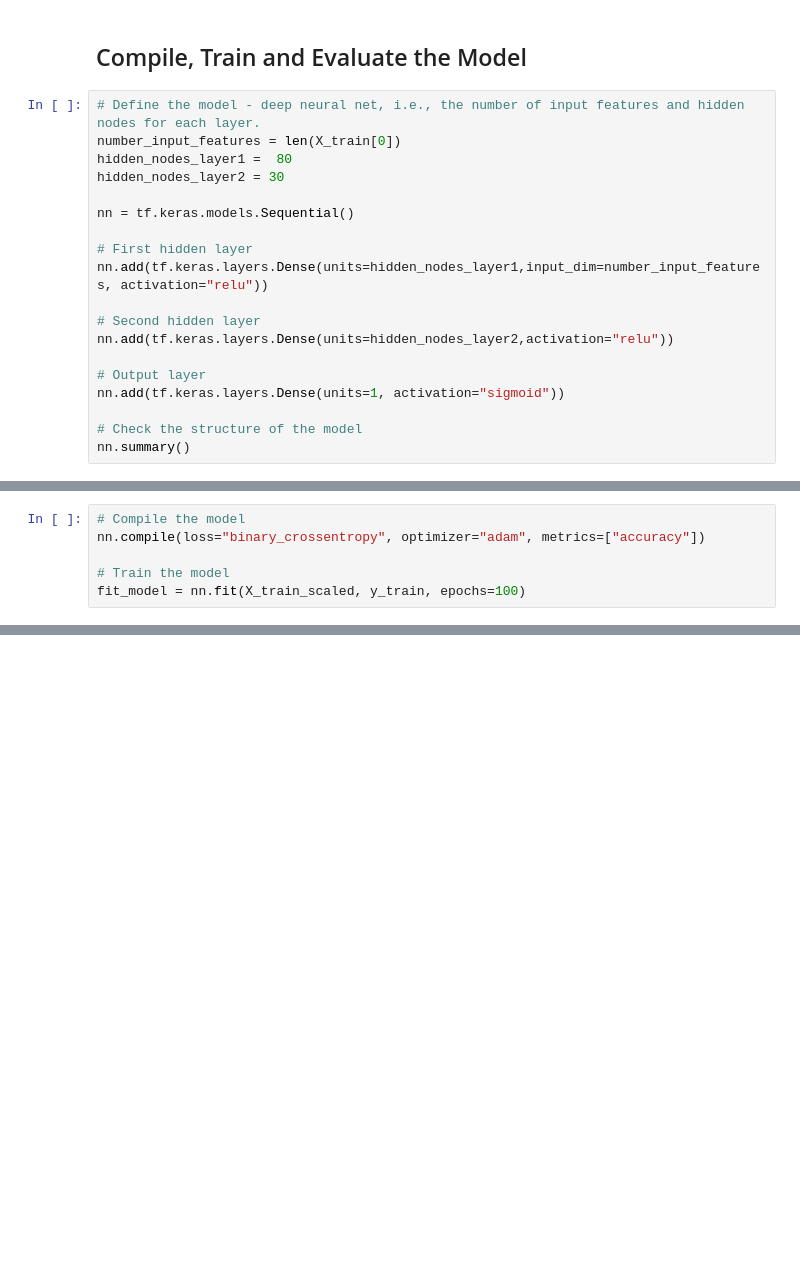
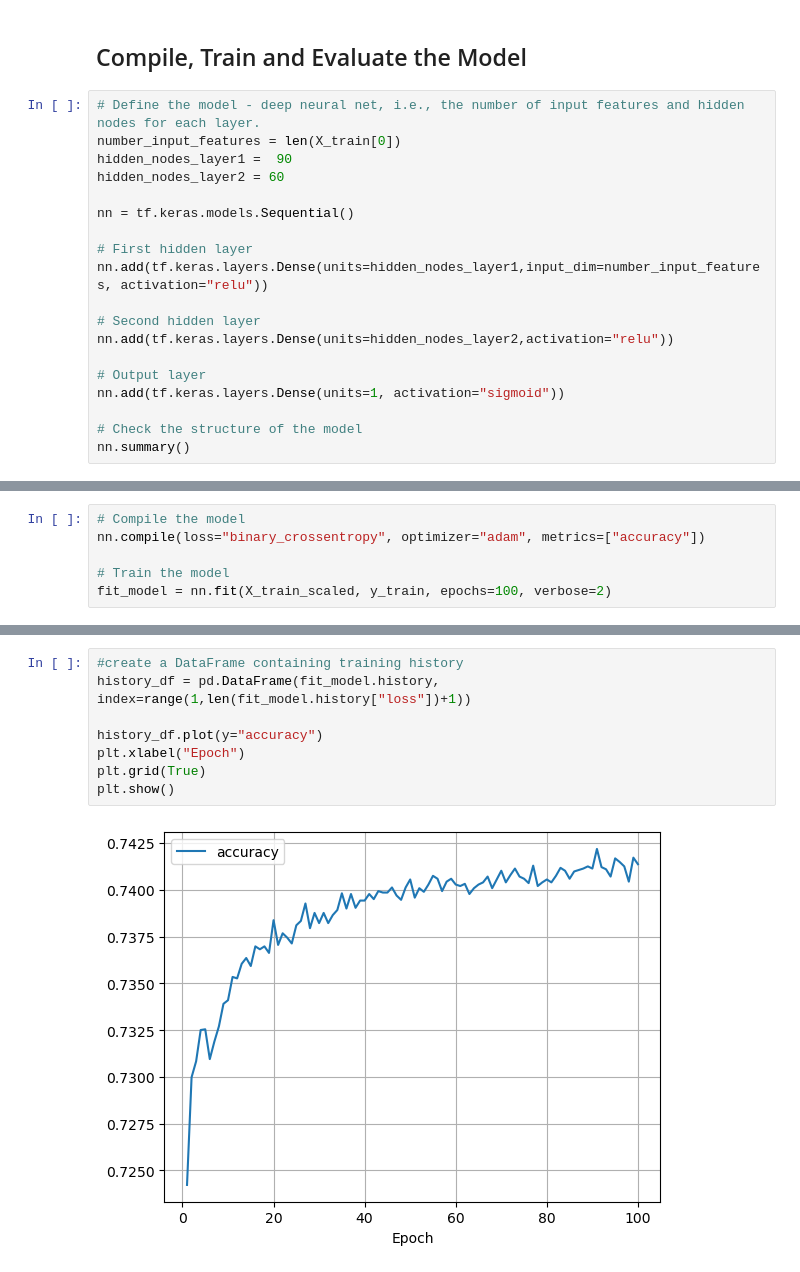
Before and after one commit to RCoby/deep-learning-challenge, a Jupyter notebook: AlphabetSoupCharity.ipynb, the cells around one changed output, grey strips where cells are left out. Drawn from its saved outputs; the diff is of its cells as text; blank space fills up the shorter version.

```diff
--- a/AlphabetSoupCharity.ipynb
+++ b/AlphabetSoupCharity.ipynb
@@ -192,8 +193,8 @@ X_test_scaled = X_scaler.transform(X_test)
 # %%
 # Define the model - deep neural net, i.e., the number of input features and hidden nodes for each layer.
 number_input_features = len(X_train[0])
-hidden_nodes_layer1 =  80
-hidden_nodes_layer2 = 30
+hidden_nodes_layer1 =  90
+hidden_nodes_layer2 = 60
 
 nn = tf.keras.models.Sequential()
 
@@ -229,6 +230,6 @@ _________________________________________________________________
 nn.compile(loss="binary_crossentropy", optimizer="adam", metrics=["accuracy"])
 
 # Train the model
-fit_model = nn.fit(X_train_scaled, y_train, epochs=100)
+fit_model = nn.fit(X_train_scaled, y_train, epochs=100, verbose=2)
 # %% [output]
 Epoch 1/100
@@ -258 +259,11 @@ Loss: 0.5564944744110107, Accuracy: 0.7254810333251953
+# %%
+#create a DataFrame containing training history
+history_df = pd.DataFrame(fit_model.history, index=range(1,len(fit_model.history["loss"])+1))
+
+history_df.plot(y="accuracy")
+plt.xlabel("Epoch")
+plt.grid(True)
+plt.show()
+# %% [output]
+[figure, added]
 # %%
```
Also changed, not shown: parts of 5 cells of this notebook, 1 other file.
